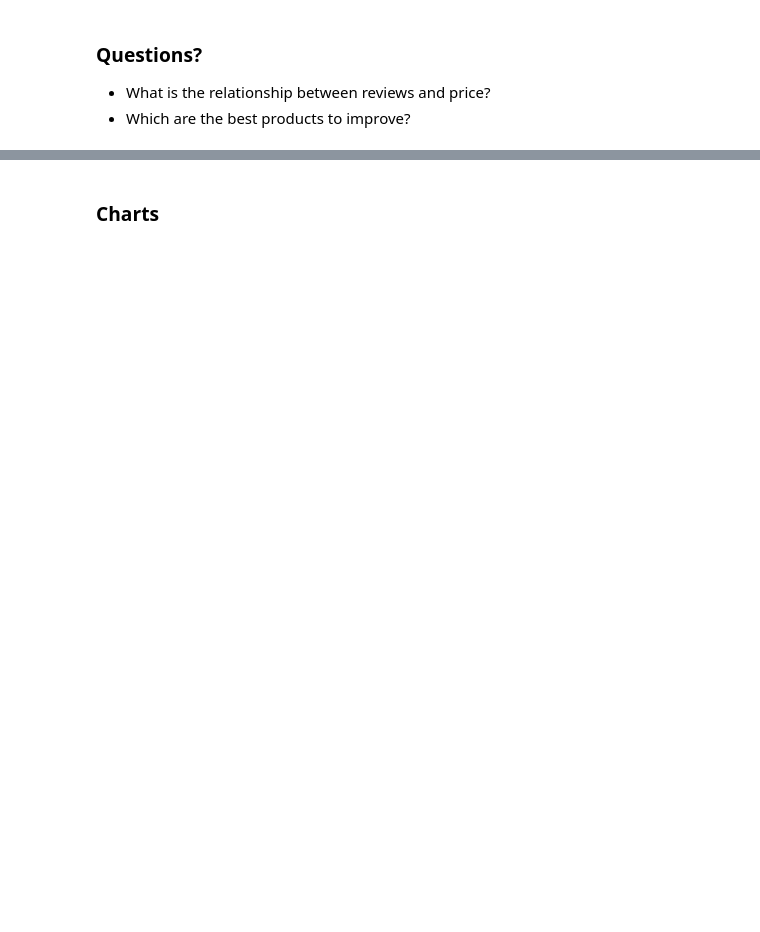
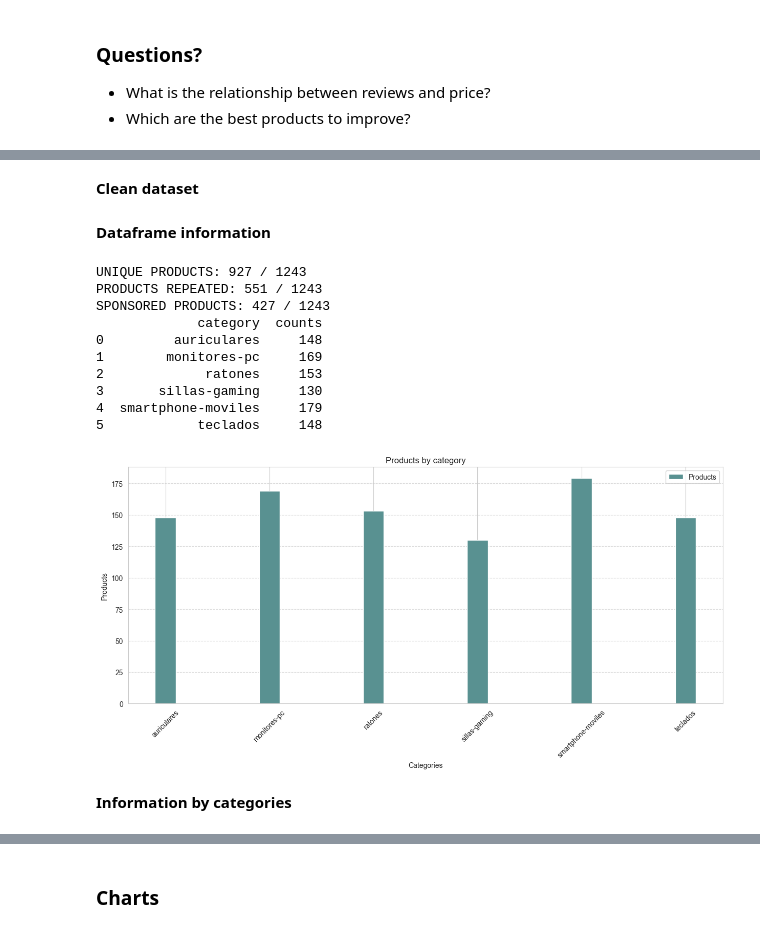
Before and after one commit to BrianValdiviesoDev/reviewshub, a Jupyter notebook: scrapper/services/pccom.ipynb, the cells around one changed output, grey strips where cells are left out. Saved outputs shown, nothing was run; the diff lists cells and outputs as text; code cells hidden in the pictures; blank space fills up the shorter version.

```diff
--- a/scrapper/services/pccom.ipynb
+++ b/scrapper/services/pccom.ipynb
@@ -231,0 +116,67 @@ Mean reviews: 16.428571428571427
+# %% [markdown]
+__Clean dataset__
+# %%
+column_names = ['url', 'category', 'name', 'price', 'reviews', 'marketplace']
+df = pd.read_csv('products.csv', sep=';',encoding='ISO-8859-1', names=column_names)
+
+#Clean null values
+df = df.dropna(subset=['reviews'])
+
+#Extract category
+def extract_category(url):
+    return url.split('.com/')[-1].split('?')[0].split('/')[0]
+
+df['category'] = df['url'].apply(extract_category)
+
+#Extract order
+def extract_order(url):
+    if '?' in url:
+        return 'mas-relevantes-2'
+    return url.split('.com/')[-1].split('/')[-1]
+
+df['order'] = df['url'].apply(extract_order)
+# %% [markdown]
+__Dataframe information__
+# %%
+uniqueProducts = df.drop_duplicates(subset=['name'])
+print(f"UNIQUE PRODUCTS: {len(uniqueProducts)} / {len(df)}")
+
+productRepeated = df[df.duplicated(subset=['name'], keep=False)]
+print(f"PRODUCTS REPEATED: {len(productRepeated)} / {len(df)}")
+
+marketplace = df[df['marketplace']==True]
+print(f"SPONSORED PRODUCTS: {len(marketplace)} / {len(df)}")
+
+productsByCategory = uniqueProducts.groupby(['category']).size().reset_index(name='counts')
+print(productsByCategory)
+
+categories = productsByCategory['category'].tolist()
+num_stats = len(categories)
+bar_width = 0.2
+x = np.arange(num_stats)
+
+plt.figure(figsize=(15, 6))
+
+plt.bar(x, productsByCategory['counts'], bar_width, label='Products', color='#599191')
+
+plt.title('Products by category')
+plt.xlabel('Categories')
+plt.ylabel('Products')
+plt.xticks(x, categories, rotation=45)
+plt.legend()
+plt.grid(axis='y', linestyle='--', alpha=0.7)
+plt.show()
+# %% [output]
+UNIQUE PRODUCTS: 927 / 1243
+PRODUCTS REPEATED: 551 / 1243
+SPONSORED PRODUCTS: 427 / 1243
+             category  counts
+0         auriculares     148
+1        monitores-pc     169
+2             ratones     153
+3       sillas-gaming     130
+4  smartphone-moviles     179
+5            teclados     148
+[figure, added]
+# %% [markdown]
+__Information by categories__
```
Also changed, not shown: parts of 44 cells of this notebook, 1 other file.
